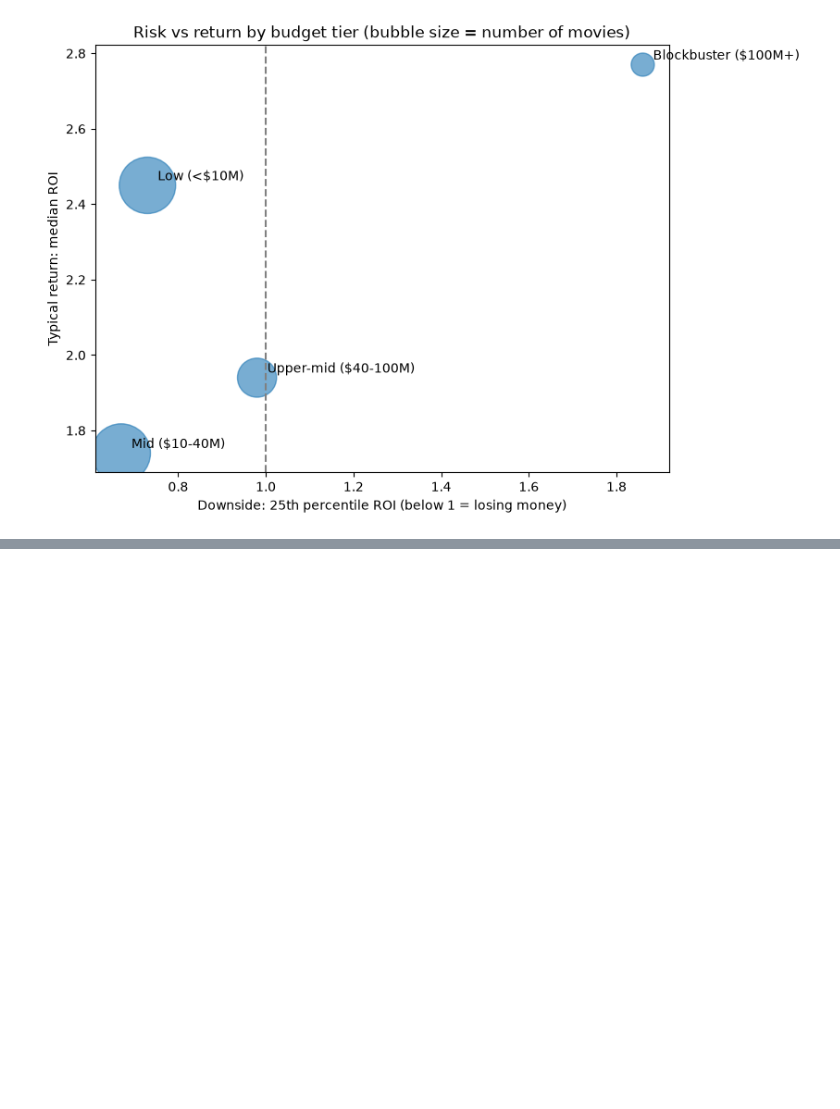
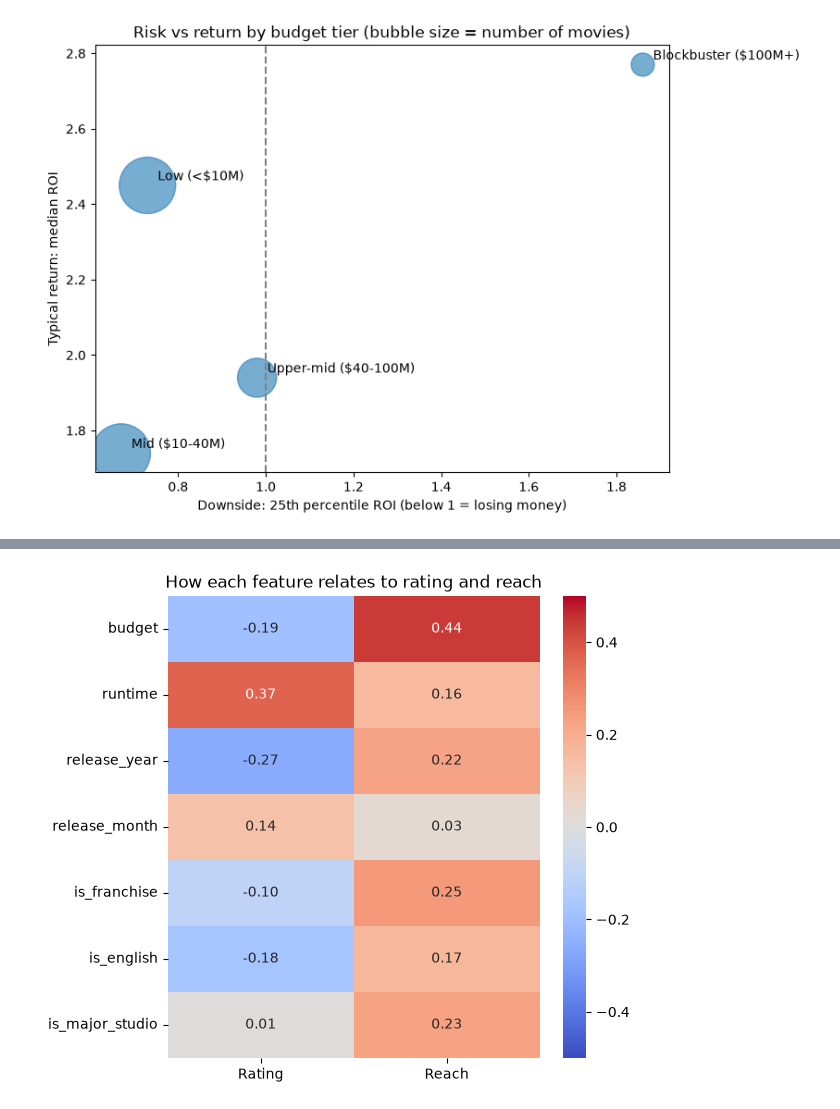
Before and after one commit to nibhatt-png/movieDataAnalysisGraphite, a Jupyter notebook: EDAandCleaning.ipynb, the cells around one changed output, grey strips where cells are left out. Cells and saved outputs as stored; diff of their text form; code cells hidden in the pictures; blank space fills up the shorter version.

```diff
--- a/EDAandCleaning.ipynb
+++ b/EDAandCleaning.ipynb
@@ -598,0 +648,15 @@ plt.show()
+# %%
+corr_cols = ["budget", "runtime", "release_year", "release_month",
+             "is_franchise", "is_english", "is_major_studio"]
+corr_data = rated[corr_cols + ["vote_average", "log_votes"]].copy()
+corr_data["budget"] = np.log10(corr_data["budget"])
+
+corr = corr_data.corr()[["vote_average", "log_votes"]].drop(["vote_average", "log_votes"])
+corr.columns = ["Rating", "Reach"]
+
+plt.figure(figsize=(6, 6))
+sns.heatmap(corr, annot=True, fmt=".2f", cmap="coolwarm", center=0, vmin=-0.5, vmax=0.5)
+plt.title("How each feature relates to rating and reach")
+plt.show()
+# %% [output]
+[figure, added]
```
Also changed, not shown: parts of 15 cells of this notebook, 3 other files.
